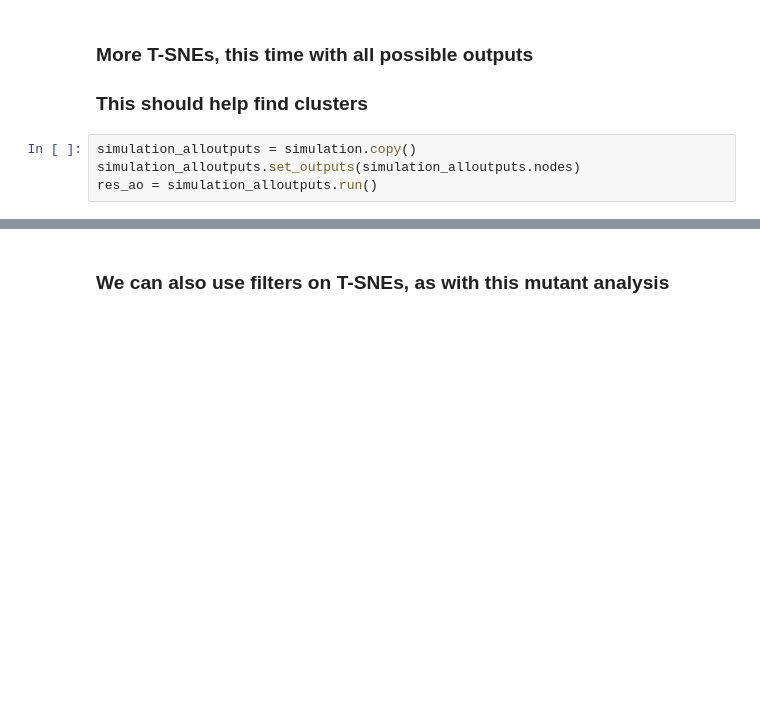
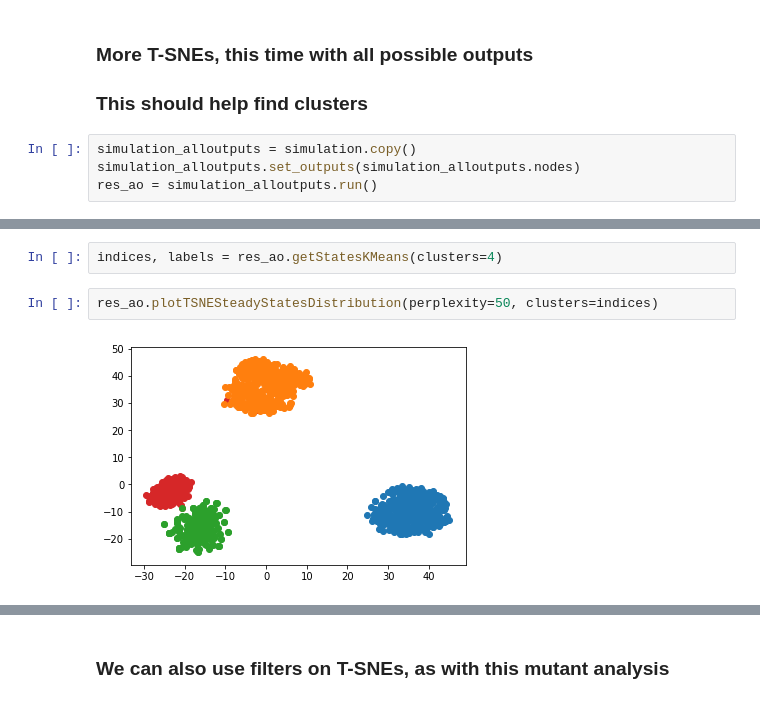
Before and after one commit to vincent-noel/pyMaBoSS, a Jupyter notebook: notebook/Ensemble/T-SNE.ipynb, the cells around one changed output, grey strips where cells are left out. Saved outputs shown, nothing was run; the diff lists cells and outputs as text; blank space fills up the shorter version.

```diff
--- a/notebook/Ensemble/T-SNE.ipynb
+++ b/notebook/Ensemble/T-SNE.ipynb
@@ -40,0 +45,6 @@ res_ao = simulation_alloutputs.run()
+# %%
+indices, labels = res_ao.getStatesKMeans(clusters=4)
+# %%
+res_ao.plotTSNESteadyStatesDistribution(perplexity=50, clusters=indices)
+# %% [output]
+[figure, added]
```
Also changed, not shown: parts of 8 cells of this notebook, 4 other files.
